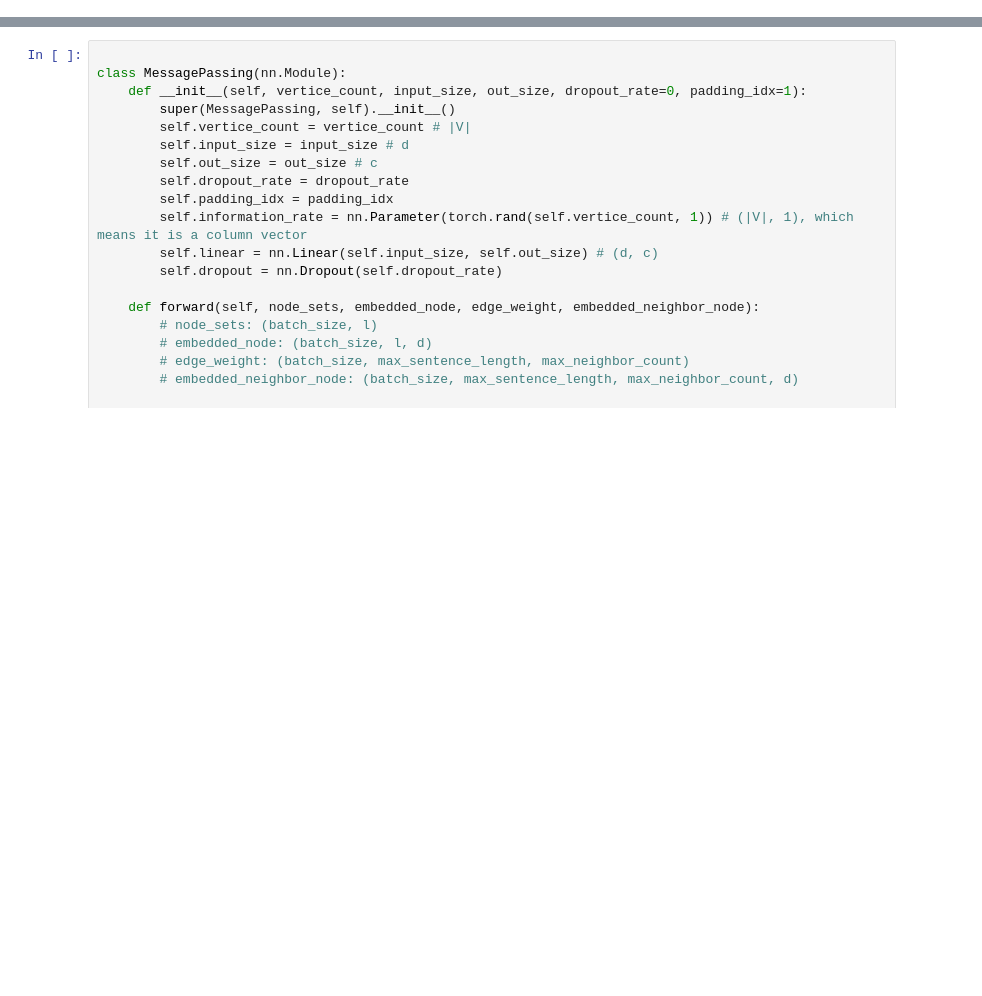
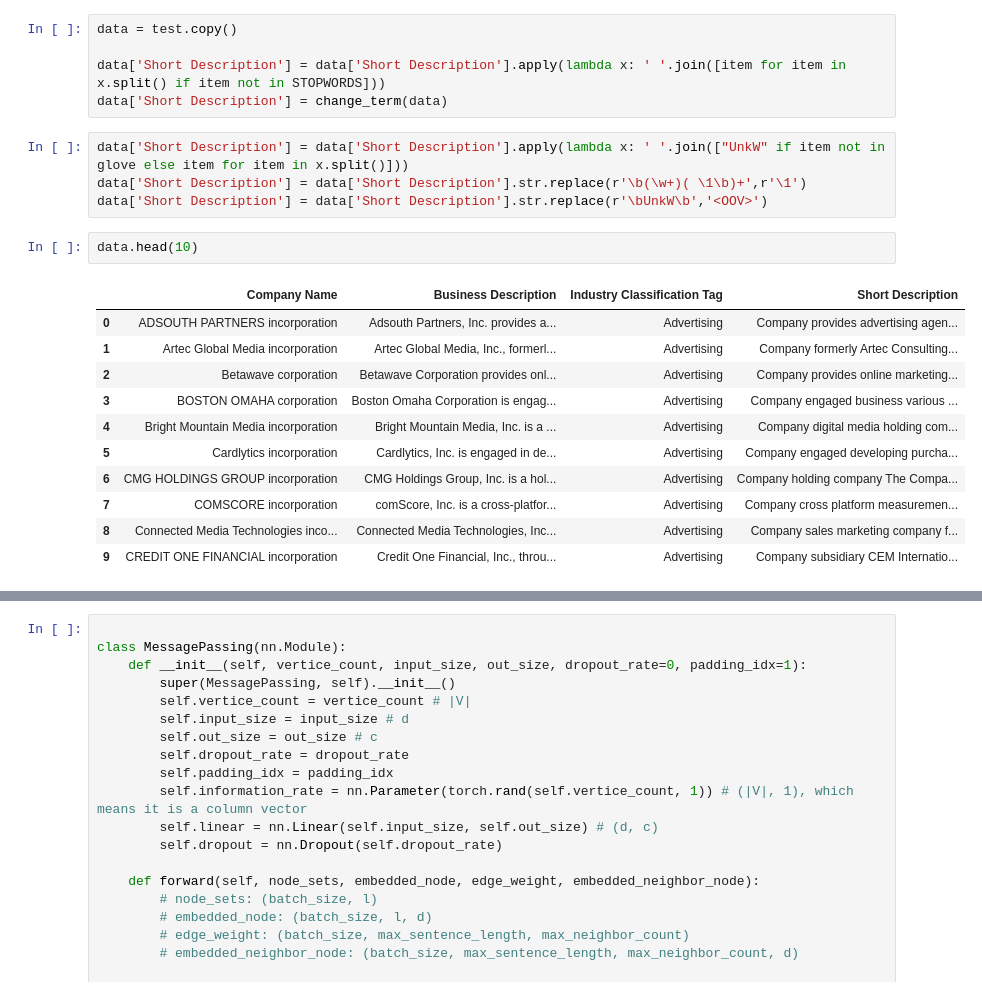
Before and after one commit to AmbiTyga/73String, a Jupyter notebook: Data Preprocessing.ipynb, the cells around one changed output, grey strips where cells are left out. Saved outputs shown, nothing was run; the diff lists cells and outputs as text; blank space fills up the shorter version.

```diff
--- a/Data Preprocessing.ipynb
+++ b/Data Preprocessing.ipynb
@@ -13,0 +232,23 @@ import argparse
+# %%
+data = test.copy()
+
+data['Short Description'] = data['Short Description'].apply(lambda x: ' '.join([item for item in x.split() if item not in STOPWORDS]))
+data['Short Description'] = change_term(data)
+# %%
+data['Short Description'] = data['Short Description'].apply(lambda x: ' '.join(["UnkW" if item not in glove else item for item in x.split()]))
+data['Short Description'] = data['Short Description'].str.replace(r'\b(\w+)( \1\b)+',r'\1')
+data['Short Description'] = data['Short Description'].str.replace(r'\bUnkW\b','<OOV>')
+# %%
+data.head(10)
+# %% [output]
+|  | Company Name | Business Description | Industry Classification Tag | Short Description |
+| 0 | ADSOUTH PARTNERS incorporation | Adsouth Partners, Inc. provides a... | Advertising | Company provides advertising agen... |
+| 1 | Artec Global Media incorporation | Artec Global Media, Inc., formerl... | Advertising | Company formerly Artec Consulting... |
+| 2 | Betawave corporation | Betawave Corporation provides onl... | Advertising | Company provides online marketing... |
+| 3 | BOSTON OMAHA corporation | Boston Omaha Corporation is engag... | Advertising | Company engaged business various ... |
+| 4 | Bright Mountain Media incorporation | Bright Mountain Media, Inc. is a ... | Advertising | Company digital media holding com... |
+| 5 | Cardlytics incorporation | Cardlytics, Inc. is engaged in de... | Advertising | Company engaged developing purcha... |
+| 6 | CMG HOLDINGS GROUP incorporation | CMG Holdings Group, Inc. is a hol... | Advertising | Company holding company The Compa... |
+| 7 | COMSCORE incorporation | comScore, Inc. is a cross-platfor... | Advertising | Company cross platform measuremen... |
+| 8 | Connected Media Technologies inco... | Connected Media Technologies, Inc... | Advertising | Company sales marketing company f... |
+| 9 | CREDIT ONE FINANCIAL incorporation | Credit One Financial, Inc., throu... | Advertising | Company subsidiary CEM Internatio... |
```
Also changed, not shown: parts of 39 cells of this notebook.
